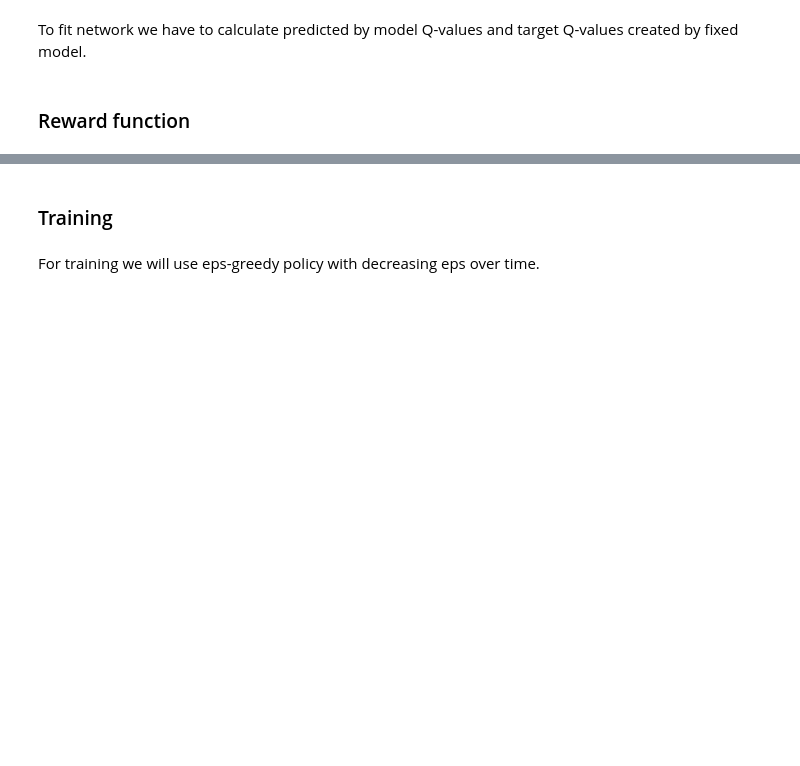
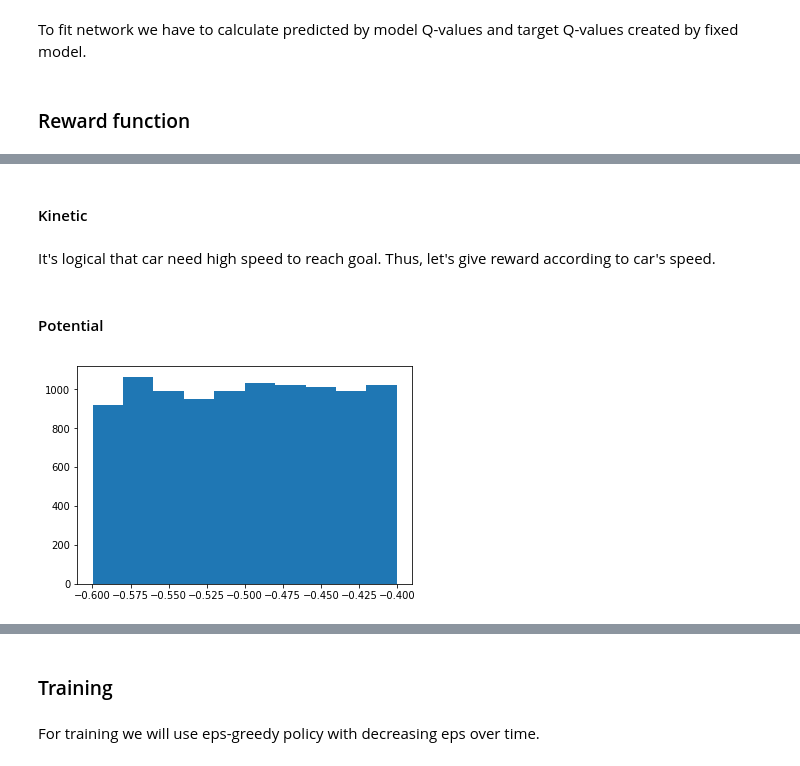
Before and after one commit to oganesManasian/DeepRL-Mountain-car, a Jupyter notebook: Mountain car DQN.ipynb, the cells around one changed output, grey strips where cells are left out. Drawn from its saved outputs; the diff is of its cells as text; code cells hidden in the pictures; blank space fills up the shorter version.

```diff
--- a/Mountain car DQN.ipynb
+++ b/Mountain car DQN.ipynb
@@ -28,7 +27,7 @@ Box(2,)
 [-1.2  -0.07]
 # %%
 total_rewards = []
-episode_max = 100
+episode_max = 1000
 
 for episode in range(episode_max):
     state = env.reset()
@@ -157,0 +166,4 @@ def
+# %% [markdown]
+#### Kinetic
+# %% [markdown]
+It's logical that car need high speed to reach goal. Thus, let's give reward according to car's speed.
@@ -157,0 +176,12 @@ def
+# %% [markdown]
+#### Potential
+# %%
+initial_positions = []
+for _ in range(10000):
+    state = env.reset()
+    initial_positions.append(state[0])
+
+plt.hist(initial_positions)
+plt.show()
+# %% [output]
+[figure, added]
```
Also changed, not shown: parts of 49 cells of this notebook.
